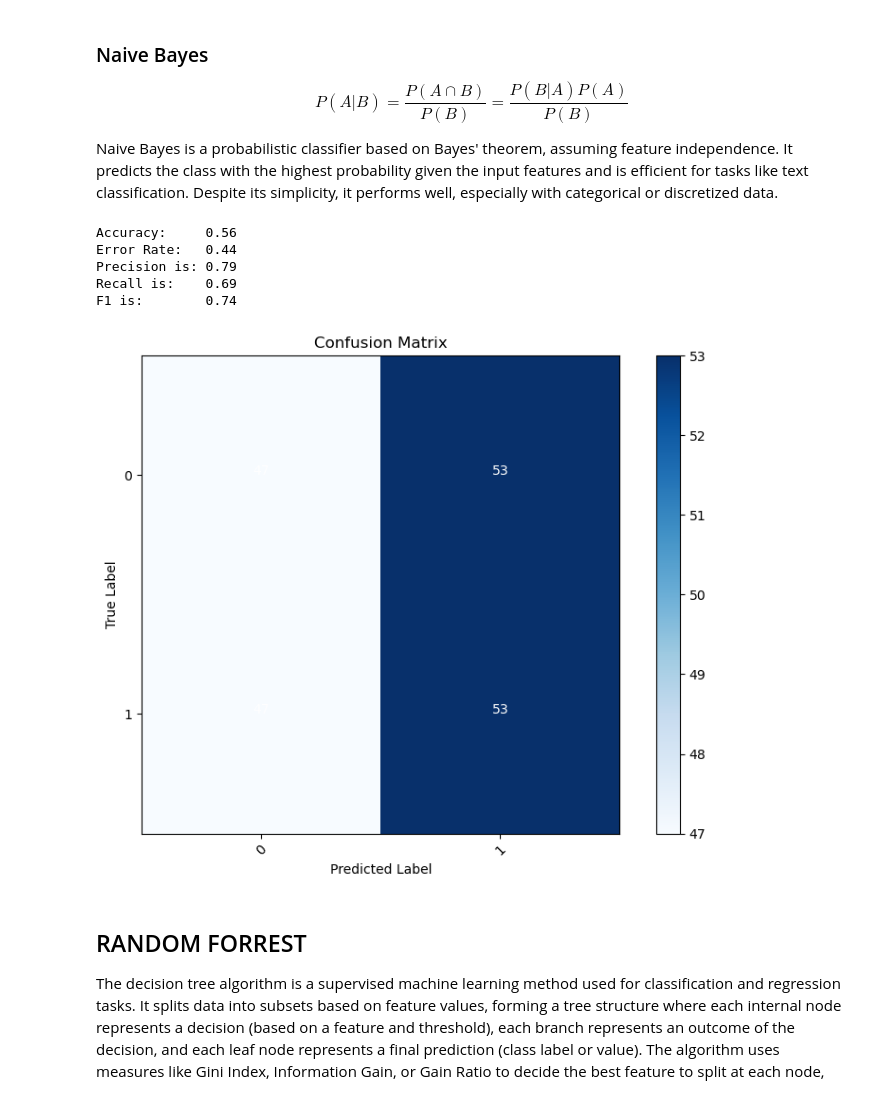
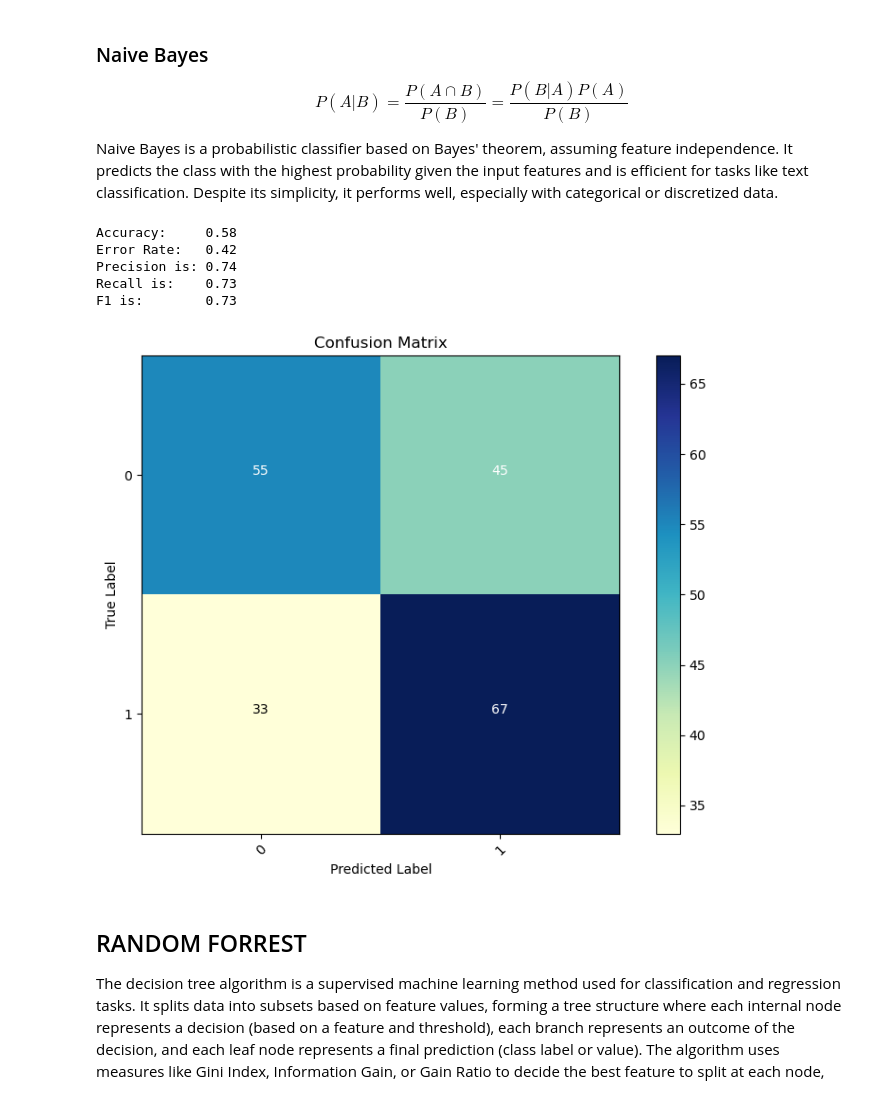
Before and after one commit to TommyD-GU/CPSC322finalProject, a Jupyter notebook: technicalreport.ipynb, the cells around one changed output. Saved outputs shown, nothing was run; the diff lists cells and outputs as text; code cells hidden in the pictures.

```diff
--- a/technicalreport.ipynb
+++ b/technicalreport.ipynb
@@ -194,36 +194,38 @@ for train_indices, test_indices in folds:
     X_train = [X_data[i] for i in train_indices]
     y_train = [y[i] for i in train_indices]
     X_test = [X_data[i] for i in test_indices]
-    nn_y_test = [y[i] for i in test_indices]
+    nb_y_test = [y[i] for i in test_indices]
 
     # Train the Naive Bayes classifier
     nb_classifier.fit(X_train, y_train)
 
     # Make predictions on the test set
-    nn_y_pred = nb_classifier.predict(X_test)
+    nb_y_pred = nb_classifier.predict(X_test)
 
     # Store the results (true labels and predicted labels)
-    nb_results.append((nn_y_test, nn_y_pred))
+    nb_results.append((nb_y_test, nb_y_pred))
 # %%
 # Accuracy and Error Rate
 nb_accuracy, nb_error_rate = utils.calculate_accuracy_error_rate(nb_results)
 # Display the results
 print(f"Accuracy:     {nb_accuracy:.2f}")
 print(f"Error Rate:   {nb_error_rate:.2f}")
 
-precision_nn, recall_nn, f1_nn = utils.calculate_precision_recall_f1(nn_y_test, nn_y_pred)
+precision_nn, recall_nn, f1_nn = utils.calculate_precision_recall_f1(nb_y_test, nb_y_pred)
 print(f'Precision is: {precision:.2f}')
 print(f'Recall is:    {recall:.2f}')
 print(f'F1 is:        {f1:.2f}')
 
-utils.plot_confusion_matrix(nn_y_test, nn_y_pred, labels=[0, 1])
+utils.plot_confusion_matrix(nb_y_test, nb_y_pred, labels=[0, 1])
+# print(nb_y_pred)
+# print(nb_y_test)
 # %% [output]
-Accuracy:     0.56
-Error Rate:   0.44
-Precision is: 0.79
-Recall is:    0.69
-F1 is:        0.74
+Accuracy:     0.58
+Error Rate:   0.42
+Precision is: 0.74
+Recall is:    0.73
+F1 is:        0.73
-[figure, old version]
+[figure, new version]
 # %% [markdown]
 ## RANDOM FORREST
 
```
Also changed, not shown: parts of 5 cells of this notebook, 1 other file.
